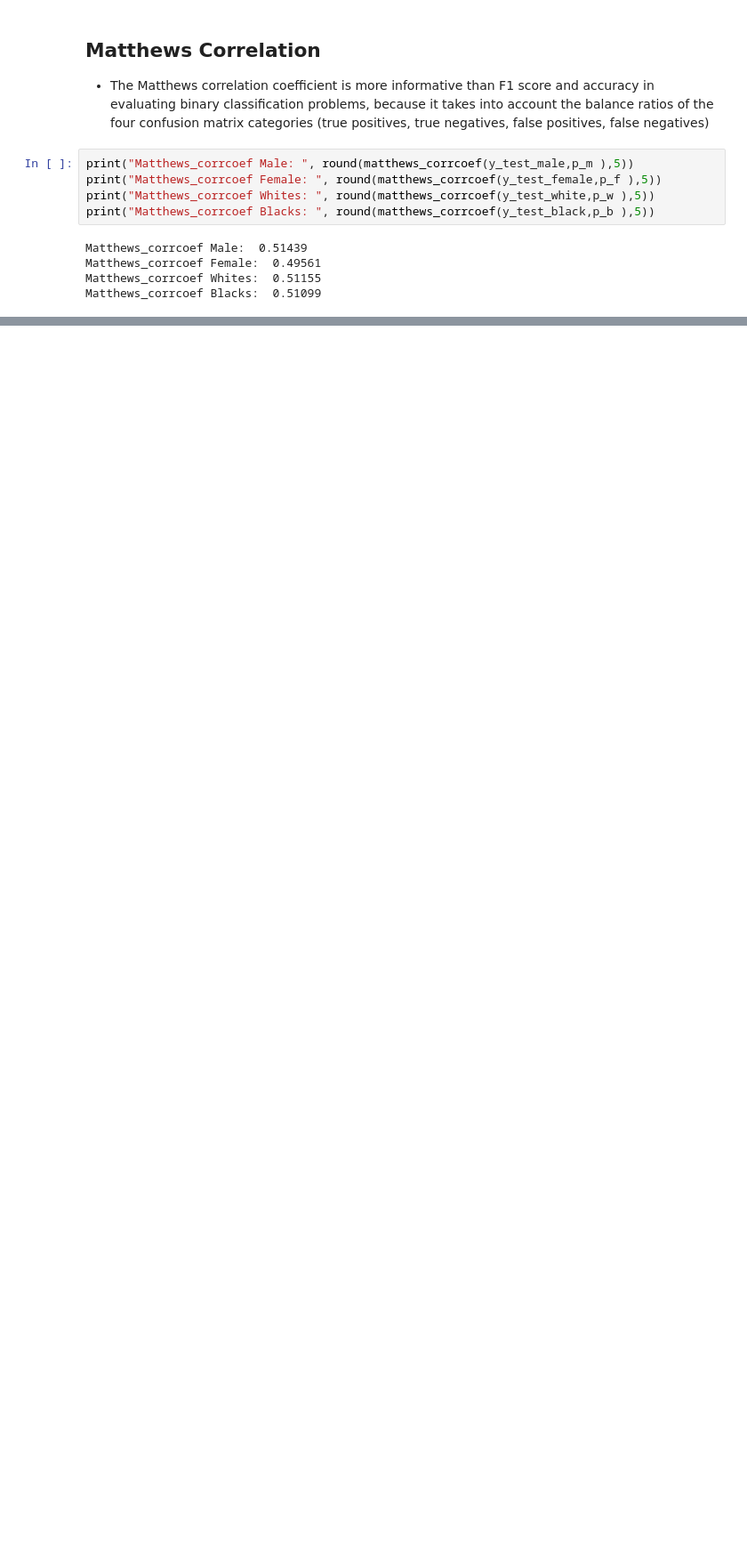
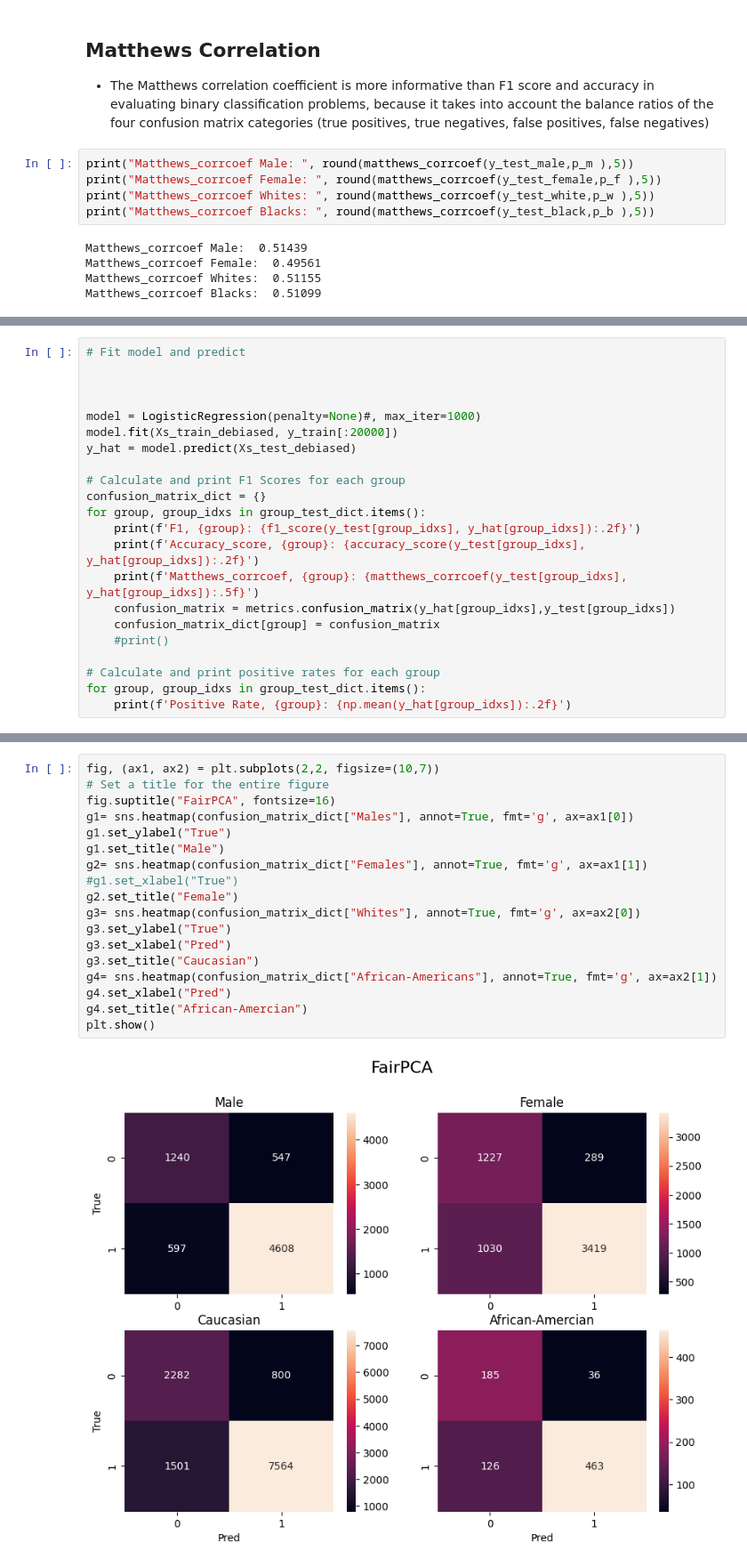
Before and after one commit to PHILIPWins/Algorithmic_Fairness, a Jupyter notebook: Assignment1/Assignemnt_02_philip.ipynb, the cells around one changed output, grey strips where cells are left out. Shown at 89% size. Cells and saved outputs as stored; diff of their text form; blank space fills up the shorter version.

Commit message:
Updated with FairPCA

```diff
--- a/Assignment1/Assignemnt_02_philip.ipynb
+++ b/Assignment1/Assignemnt_02_philip.ipynb
@@ -329,0 +611,22 @@ plt.show()
+# %%
+# Fit model and predict
+
+
+
+model = LogisticRegression(penalty=None)#, max_iter=1000)
+model.fit(Xs_train_debiased, y_train[:20000])
+y_hat = model.predict(Xs_test_debiased)
+
+# Calculate and print F1 Scores for each group
+confusion_matrix_dict = {}
+for group, group_idxs in group_test_dict.items():
+    print(f'F1, {group}: {f1_score(y_test[group_idxs], y_hat[group_idxs]):.2f}')
+    print(f'Accuracy_score, {group}: {accuracy_score(y_test[group_idxs], y_hat[group_idxs]):.2f}')
+    print(f'Matthews_corrcoef, {group}: {matthews_corrcoef(y_test[group_idxs], y_hat[group_idxs]):.5f}')
+    confusion_matrix = metrics.confusion_matrix(y_hat[group_idxs],y_test[group_idxs])
+    confusion_matrix_dict[group] = confusion_matrix
+    #print()
+
+# Calculate and print positive rates for each group
+for group, group_idxs in group_test_dict.items():
+    print(f'Positive Rate, {group}: {np.mean(y_hat[group_idxs]):.2f}')
@@ -329,0 +667,20 @@ plt.show()
+# %%
+fig, (ax1, ax2) = plt.subplots(2,2, figsize=(10,7))
+# Set a title for the entire figure
+fig.suptitle("FairPCA", fontsize=16)
+g1= sns.heatmap(confusion_matrix_dict["Males"], annot=True, fmt='g', ax=ax1[0])
+g1.set_ylabel("True")
+g1.set_title("Male")
+g2= sns.heatmap(confusion_matrix_dict["Females"], annot=True, fmt='g', ax=ax1[1])
+#g1.set_xlabel("True")
+g2.set_title("Female")
+g3= sns.heatmap(confusion_matrix_dict["Whites"], annot=True, fmt='g', ax=ax2[0])
+g3.set_ylabel("True")
+g3.set_xlabel("Pred")
+g3.set_title("Caucasian")
+g4= sns.heatmap(confusion_matrix_dict["African-Americans"], annot=True, fmt='g', ax=ax2[1])
+g4.set_xlabel("Pred")
+g4.set_title("African-Amercian")
+plt.show()
+# %% [output]
+[figure, added]
```
Also changed, not shown: parts of 35 cells of this notebook.
